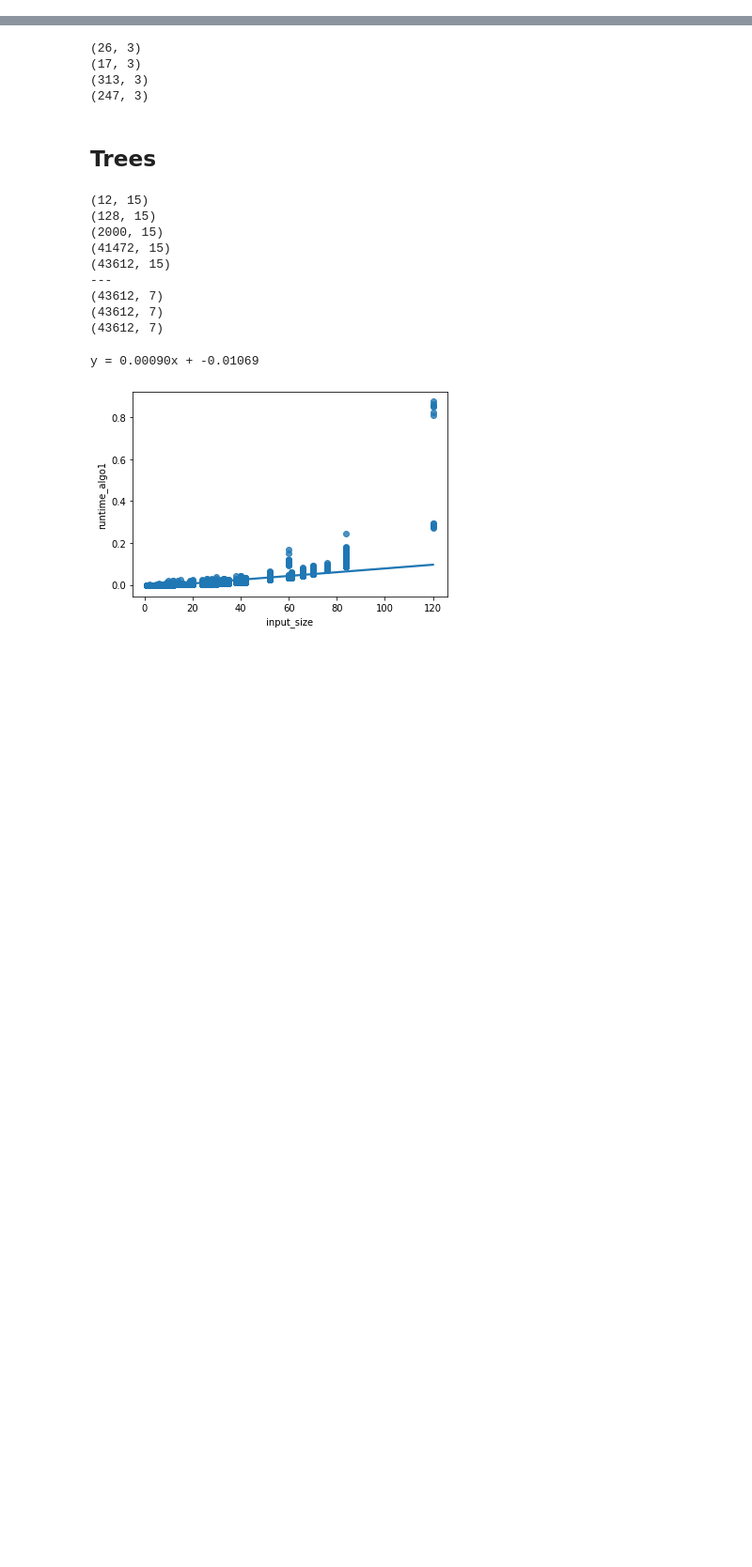
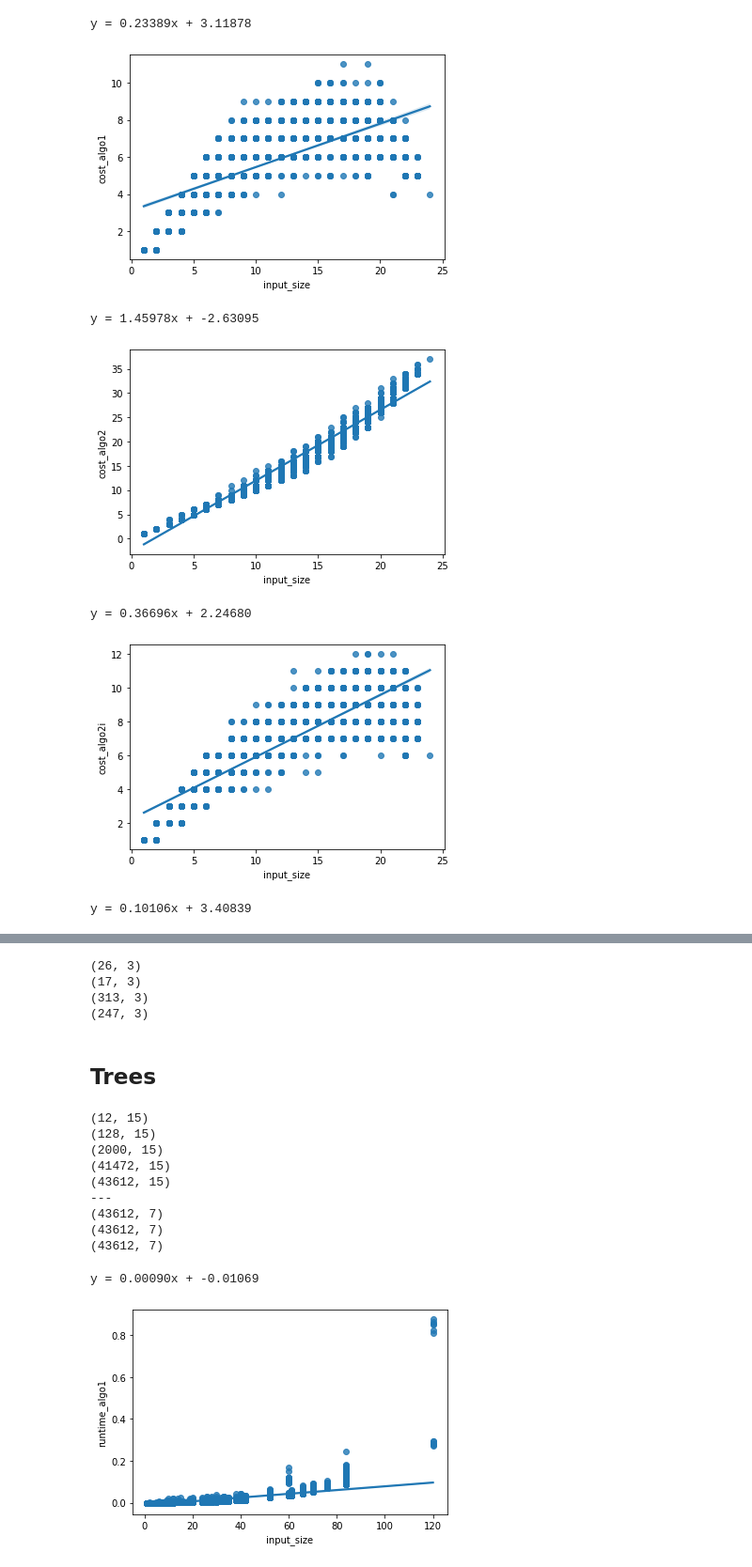
Before and after one commit to cjgsongsong/cs199aclthesis, a Jupyter notebook: analysis.ipynb, the cells around one changed output, grey strips where cells are left out. Shown at 94% size. Cells and saved outputs as stored; diff of their text form; code cells hidden in the pictures; blank space fills up the shorter version.

```diff
--- a/analysis.ipynb
+++ b/analysis.ipynb
@@ -82,0 +13,10 @@ print(dimensions_optsol)
+# %%
+csv = {}
+keywords = ['algo1', 'algo2', 'algo2i', 'optsol']
+for keyword in keywords:
+    for vc in range(3, 5):
+        csv[f'{keyword}_{vc}v'] = pd.read_csv(f'results/{vc}v{keyword}.csv')
+
+    if keyword != 'optsol':
+        for vc in range(3, 7):
+            csv[f'{keyword}_{vc}v_trees'] = pd.read_csv(f'results/{vc}v{keyword}trees.csv')
@@ -207,0 +181,12 @@ y = 0.10173x + 3.40265
+# %%
+keywords = ['algo1', 'algo2', 'algo2i', 'optsol']
+for keyword in keywords:
+    plotScatter(results_vc[keyword], ['input_size', f'cost_{keyword}'])
+# %% [output]
+y = 0.23389x + 3.11878
+[figure, added]
+y = 1.45978x + -2.63095
+[figure, added]
+y = 0.36696x + 2.24680
+[figure, added]
+y = 0.10106x + 3.40839
```
Also changed, not shown: parts of 29 cells of this notebook, 8 other files.
